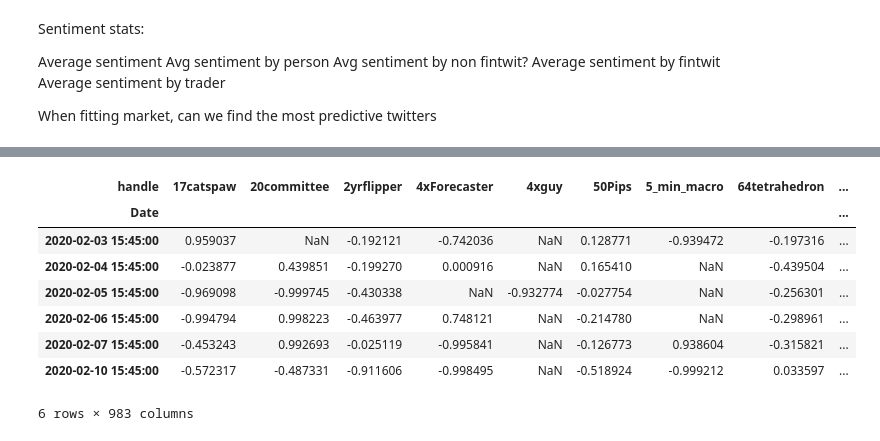
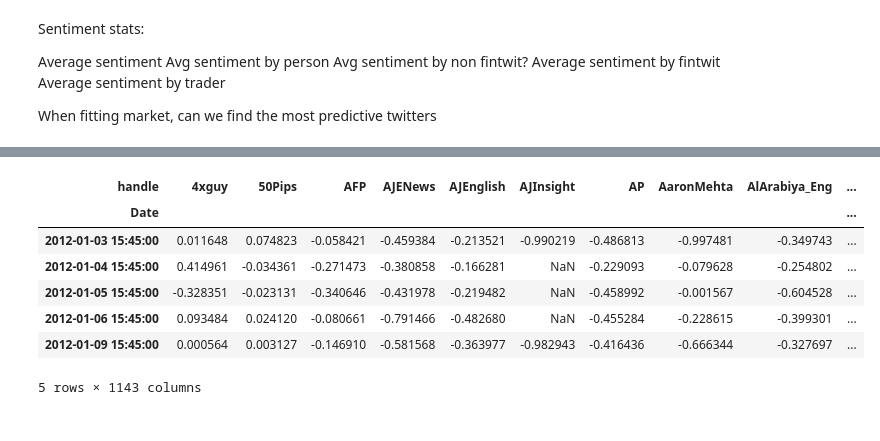
Before and after one commit to aaroncgw/tweet-sentiment, a Jupyter notebook: Sentiment.ipynb, the cells around one changed output, grey strips where cells are left out. Drawn from its saved outputs; the diff is of its cells as text; code cells hidden in the pictures.

```diff
--- a/Sentiment.ipynb
+++ b/Sentiment.ipynb
@@ -54,7 +54,7 @@ Average sentiment by trader
 
 When fitting market, can we find the most predictive twitters
 # %%
-sentiment = pickle.load(open( "sentiment_2020-02-01_2020-02-10.p", "rb" ))
+sentiment = pickle.load(open( "data/sentiment.p", "rb" ))
 classi = pd.read_csv('data/handle_class.csv')
 sentiment = pd.merge(sentiment,classi[['class','handle','subclass']],on=['handle'], right_index=True)
 sentiment.head()
@@ -73,5 +73,5 @@ es.Date = pd.to_datetime(es.Date +' ' +'15:45')
 es.drop('Time',axis=1,inplace=True)
 es.set_index('Date', inplace=True)
 es['Post'] = np.roll(es['Close'].pct_change(),-1)
-date_range = es['2020-01-31':'2020-02-10'].index
+date_range = es['2011-12-30':'2020-5-31'].index
 date_range
@@ -106,14 +123,13 @@ sentiment_features
 user_features = sentiment.groupby([date_bins, 'handle']).apply(final_score).unstack()
 user_features.index = sentiment_features.index
 # %%
-user_features
+user_features.head()
 # %% [output]
-| handle | 17catspaw | 20committee | 2yrflipper | 4xForecaster | 4xguy | 50Pips | 5_min_macro | 64tetrahedron | ... |
-| Date |  |  |  |  |  |  |  |  | ... |
-| 2020-02-03 15:45:00 | 0.959037 | NaN | -0.192121 | -0.742036 | NaN | 0.128771 | -0.939472 | -0.197316 | ... |
-| 2020-02-04 15:45:00 | -0.023877 | 0.439851 | -0.199270 | 0.000916 | NaN | 0.165410 | NaN | -0.439504 | ... |
-| 2020-02-05 15:45:00 | -0.969098 | -0.999745 | -0.430338 | NaN | -0.932774 | -0.027754 | NaN | -0.256301 | ... |
-| 2020-02-06 15:45:00 | -0.994794 | 0.998223 | -0.463977 | 0.748121 | NaN | -0.214780 | NaN | -0.298961 | ... |
-| 2020-02-07 15:45:00 | -0.453243 | 0.992693 | -0.025119 | -0.995841 | NaN | -0.126773 | 0.938604 | -0.315821 | ... |
-| 2020-02-10 15:45:00 | -0.572317 | -0.487331 | -0.911606 | -0.998495 | NaN | -0.518924 | -0.999212 | 0.033597 | ... |
+| handle | 4xguy | 50Pips | AFP | AJENews | AJEnglish | AJInsight | AP | AaronMehta | AlArabiya_Eng | ... |
+| Date |  |  |  |  |  |  |  |  |  | ... |
+| 2012-01-03 15:45:00 | 0.011648 | 0.074823 | -0.058421 | -0.459384 | -0.213521 | -0.990219 | -0.486813 | -0.997481 | -0.349743 | ... |
+| 2012-01-04 15:45:00 | 0.414961 | -0.034361 | -0.271473 | -0.380858 | -0.166281 | NaN | -0.229093 | -0.079628 | -0.254802 | ... |
+| 2012-01-05 15:45:00 | -0.328351 | -0.023131 | -0.340646 | -0.431978 | -0.219482 | NaN | -0.458992 | -0.001567 | -0.604528 | ... |
+| 2012-01-06 15:45:00 | 0.093484 | 0.024120 | -0.080661 | -0.791466 | -0.482680 | NaN | -0.455284 | -0.228615 | -0.399301 | ... |
+| 2012-01-09 15:45:00 | 0.000564 | 0.003127 | -0.146910 | -0.581568 | -0.363977 | -0.982943 | -0.416436 | -0.666344 | -0.327697 | ... |
-6 rows × 983 columns
+5 rows × 1143 columns
```
Also changed, not shown: parts of 6 cells of this notebook, 2 other files.
